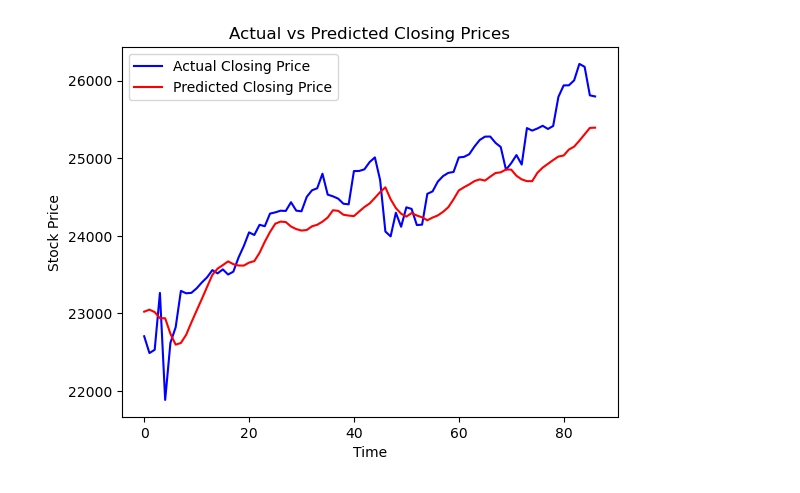
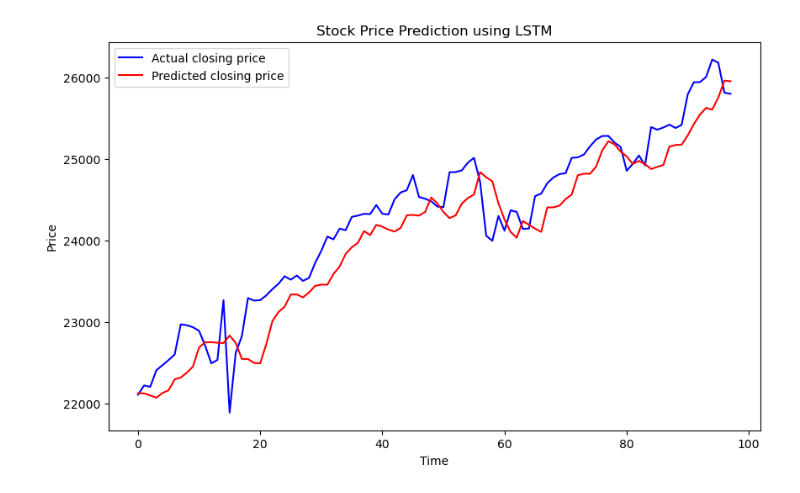
Before and after one commit to DSML-NMAMIT/stock-price-prediction, a Jupyter notebook: lstm_train.ipynb, the cells around one changed output. Cells and saved outputs as stored; diff of their text form; code cells hidden in the pictures.

```diff
--- a/lstm_train.ipynb
+++ b/lstm_train.ipynb
@@ -78,2 +93,0 @@ To enable the following instructions: AVX2 AVX_VNNI FMA, in other operations, re
-# %%
-model = Sequential()
@@ -95,5 +93,0 @@ output_layer = Dense(units=1)(dropout_2)
-# %%
-model = Model(inputs=input_layer, outputs=output_layer)
-model.compile(optimizer=Adam(learning_rate=0.001), loss='mean_squared_error')
-# %%
-history = model.fit(x_train_scaled, y_train_scaled, epochs=100, batch_size=32, validation_data=(x_test_scaled, y_test_scaled))
@@ -117,0 +94,9 @@ Epoch 100/100
+# %%
+history = model.fit(
+    x_train_scaled,
+    y_train_scaled,
+    epochs=100,
+    batch_size=32,
+    validation_split=0.1,
+    verbose=1
+)
@@ -130,10 +126,11 @@ import matplotlib.pyplot as plt
 # %%
-plt.plot(y_test_original, color='blue', label='Actual Closing Price')
-plt.plot(y_pred, color='red', label='Predicted Closing Price')
-plt.title('Actual vs Predicted Closing Prices')
+plt.figure(figsize=(10, 6))
+plt.plot(y_test, color='blue', label='Actual closing price')
+plt.plot(y_pred, color='red', label='Predicted closing price')
+plt.title('Stock Price Prediction using LSTM')
 plt.xlabel('Time')
-plt.ylabel('Stock Price')
+plt.ylabel('Price')
 plt.legend()
 plt.show()
 # %% [output]
-[figure, old version]
+[figure, new version]
```
Also changed, not shown: parts of 19 cells of this notebook, 2 other files.
